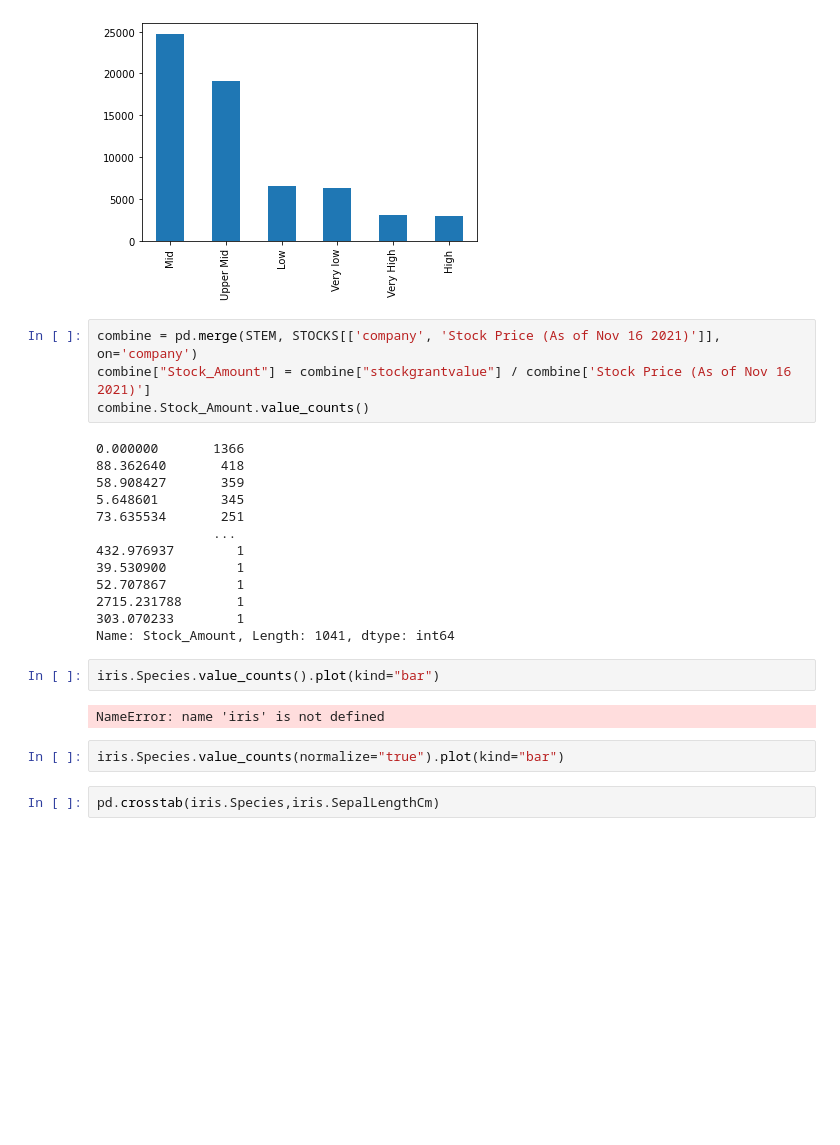
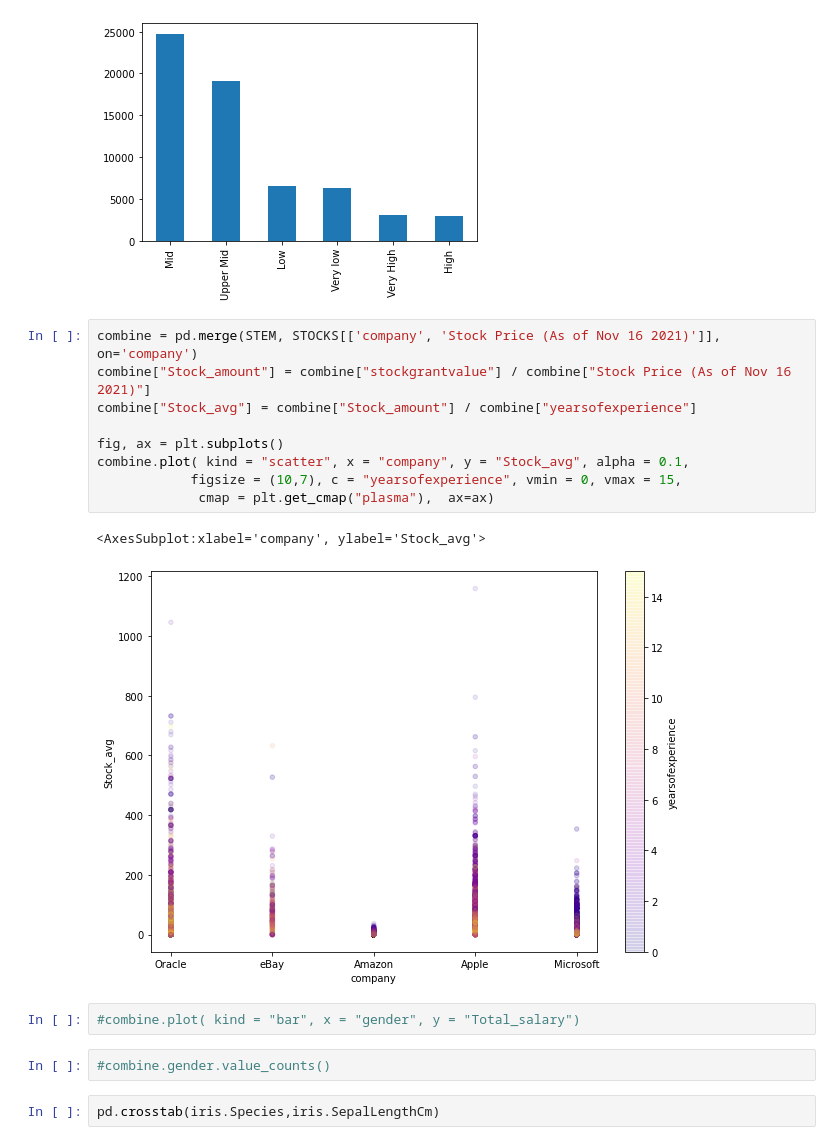
Before and after one commit to jason-szeto/AI-asg-2, a Jupyter notebook: STEM salaries predictions .ipynb, the cells around one changed output. Saved outputs shown, nothing was run; the diff lists cells and outputs as text; blank space fills up the shorter version.

```diff
--- a/STEM salaries predictions .ipynb
+++ b/STEM salaries predictions .ipynb
@@ -139,27 +139,20 @@ STEM.Salary_group.value_counts().plot ( kind = "bar")
 [figure]
 # %%
 combine = pd.merge(STEM, STOCKS[['company', 'Stock Price (As of Nov 16 2021)']], on='company')
-combine["Stock_Amount"] = combine["stockgrantvalue"] / combine['Stock Price (As of Nov 16 2021)']
-combine.Stock_Amount.value_counts()
+combine["Stock_amount"] = combine["stockgrantvalue"] / combine["Stock Price (As of Nov 16 2021)"]
+combine["Stock_avg"] = combine["Stock_amount"] / combine["yearsofexperience"]
+
+fig, ax = plt.subplots()
+combine.plot( kind = "scatter", x = "company", y = "Stock_avg", alpha = 0.1,
+            figsize = (10,7), c = "yearsofexperience", vmin = 0, vmax = 15,
+             cmap = plt.get_cmap("plasma"),  ax=ax)
 # %% [output]
-0.000000       1366
-88.362640       418
-58.908427       359
-5.648601        345
-73.635534       251
-               ...
-432.976937        1
-39.530900         1
-52.707867         1
-2715.231788       1
-303.070233        1
-Name: Stock_Amount, Length: 1041, dtype: int64
+<AxesSubplot:xlabel='company', ylabel='Stock_avg'>
+[figure, added]
-# %%
-iris.Species.value_counts().plot(kind="bar")
-# %% [output]
-NameError: name 'iris' is not defined
-# %%
-iris.Species.value_counts(normalize="true").plot(kind="bar")
+# %%
+#combine.plot( kind = "bar", x = "gender", y = "Total_salary")
+# %%
+#combine.gender.value_counts()
 # %%
 pd.crosstab(iris.Species,iris.SepalLengthCm)
 # %%
```
Also changed, not shown: parts of 2 cells of this notebook, 1 other file.
